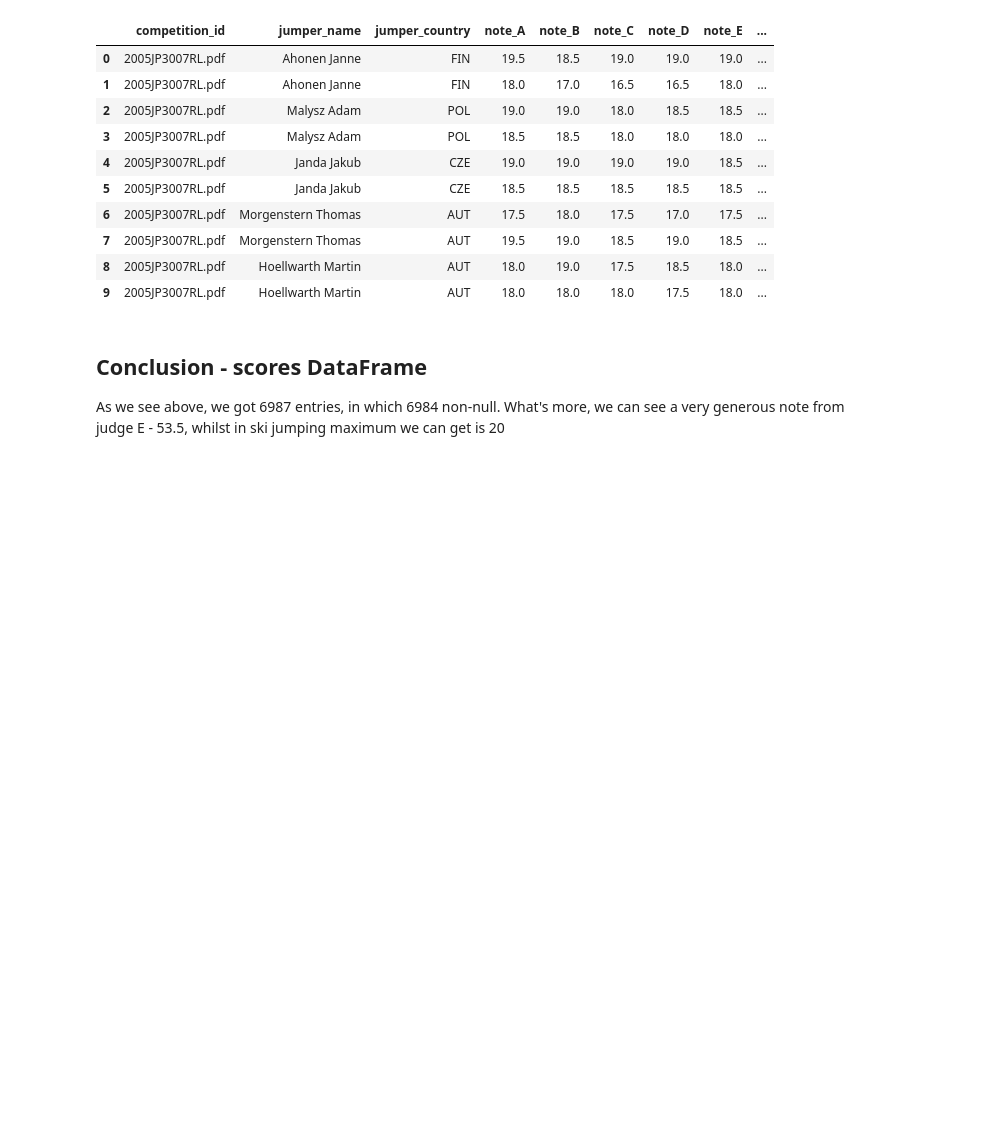
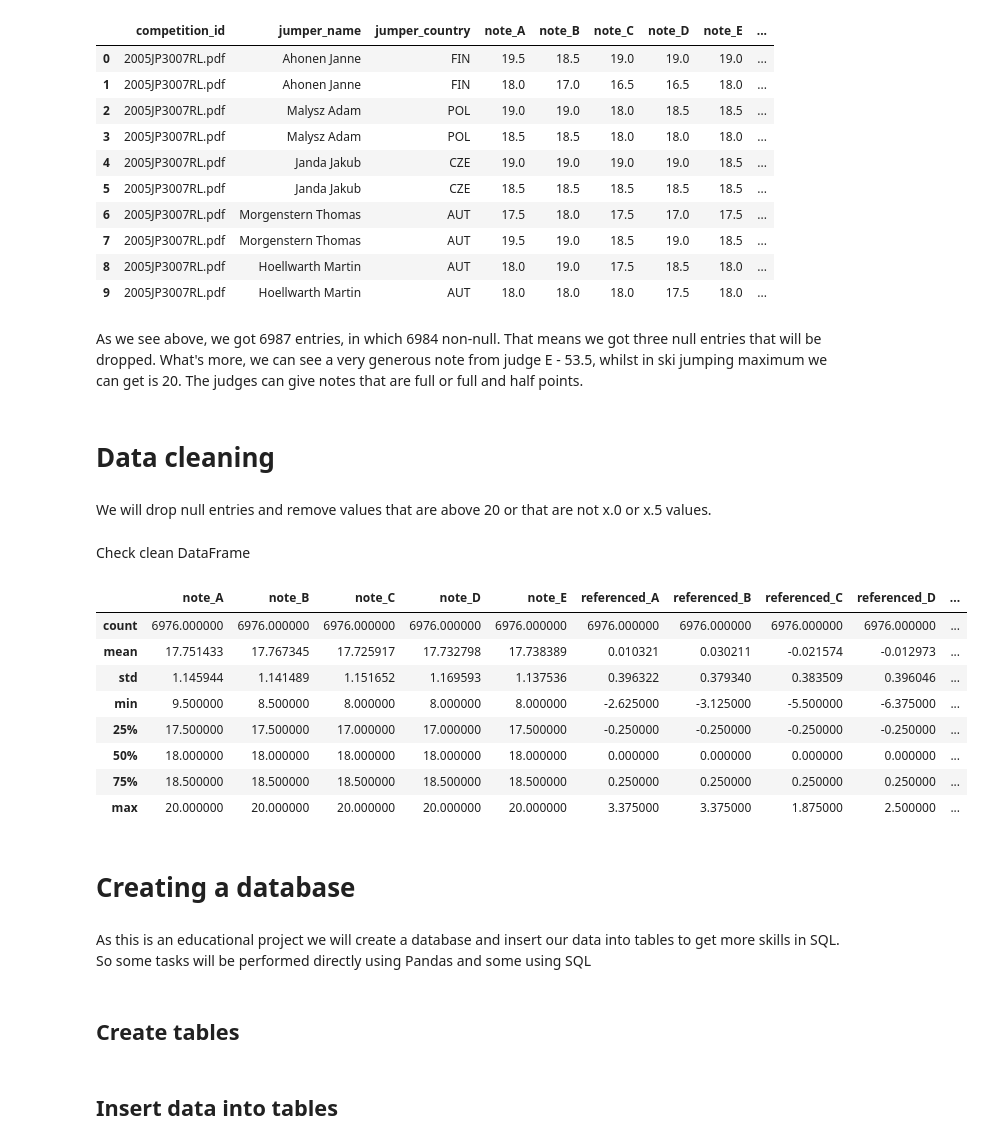
Before and after one commit to vroobelle93/02_ski_jumping, a Jupyter notebook: 02_ski_jumping.ipynb, the cells around one changed output. Cells and saved outputs as stored; diff of their text form; code cells hidden in the pictures; blank space fills up the shorter version.

Commit message:
Created database, started EDA

```diff
--- a/02_ski_jumping.ipynb
+++ b/02_ski_jumping.ipynb
@@ -293,5 +289,36 @@ scores_df.head(10)
 | 8 | 2005JP3007RL.pdf | Hoellwarth Martin | AUT | 18.0 | 19.0 | 17.5 | 18.5 | 18.0 | ... |
 | 9 | 2005JP3007RL.pdf | Hoellwarth Martin | AUT | 18.0 | 18.0 | 18.0 | 17.5 | 18.0 | ... |
 # %% [markdown]
-## Conclusion - scores DataFrame
-As we see above, we got 6987 entries, in which 6984 non-null. What's more, we can see a very generous note from judge E - 53.5, whilst in ski jumping maximum we can get is 20
+As we see above, we got 6987 entries, in which 6984 non-null. That means we got three null entries that will be dropped. What's more, we can see a very generous note from judge E - 53.5, whilst in ski jumping maximum we can get is 20. The judges can give notes that are full or full and half points.
+# %% [markdown]
+# Data cleaning
+# %% [markdown]
+We will drop null entries and remove values that are above 20 or that are not x.0 or x.5 values.
+# %%
+scores_df_clean = scores_df.dropna()
+
+for note_index in ['A', 'B', 'C', 'D', 'E']:
+    column = f'note_{note_index}'
+    scores_df_clean = scores_df_clean[
+        (scores_df_clean[column]<=20) & (scores_df_clean[column]%0.5==0)
+]
+# %% [markdown]
+Check clean DataFrame
+# %%
+scores_df_clean.describe()
+# %% [output]
+|  | note_A | note_B | note_C | note_D | note_E | referenced_A | referenced_B | referenced_C | referenced_D | ... |
+| count | 6976.000000 | 6976.000000 | 6976.000000 | 6976.000000 | 6976.000000 | 6976.000000 | 6976.000000 | 6976.000000 | 6976.000000 | ... |
+| mean | 17.751433 | 17.767345 | 17.725917 | 17.732798 | 17.738389 | 0.010321 | 0.030211 | -0.021574 | -0.012973 | ... |
+| std | 1.145944 | 1.141489 | 1.151652 | 1.169593 | 1.137536 | 0.396322 | 0.379340 | 0.383509 | 0.396046 | ... |
+| min | 9.500000 | 8.500000 | 8.000000 | 8.000000 | 8.000000 | -2.625000 | -3.125000 | -5.500000 | -6.375000 | ... |
+| 25% | 17.500000 | 17.500000 | 17.000000 | 17.000000 | 17.500000 | -0.250000 | -0.250000 | -0.250000 | -0.250000 | ... |
+| 50% | 18.000000 | 18.000000 | 18.000000 | 18.000000 | 18.000000 | 0.000000 | 0.000000 | 0.000000 | 0.000000 | ... |
+| 75% | 18.500000 | 18.500000 | 18.500000 | 18.500000 | 18.500000 | 0.250000 | 0.250000 | 0.250000 | 0.250000 | ... |
+| max | 20.000000 | 20.000000 | 20.000000 | 20.000000 | 20.000000 | 3.375000 | 3.375000 | 1.875000 | 2.500000 | ... |
+# %% [markdown]
+# Creating a database
+# %% [markdown]
+As this is an educational project we will create a database and insert our data into tables to get more skills in SQL. So some tasks will be performed directly using Pandas and some using SQL
+# %% [markdown]
+## Create tables
@@ -297,0 +332,2 @@ As we see above, we got 6987 entries, in which 6984 non-null. What's more, we ca
+# %% [markdown]
+## Insert data into tables
```
Also changed, not shown: parts of 13 cells of this notebook, 8 other files.
